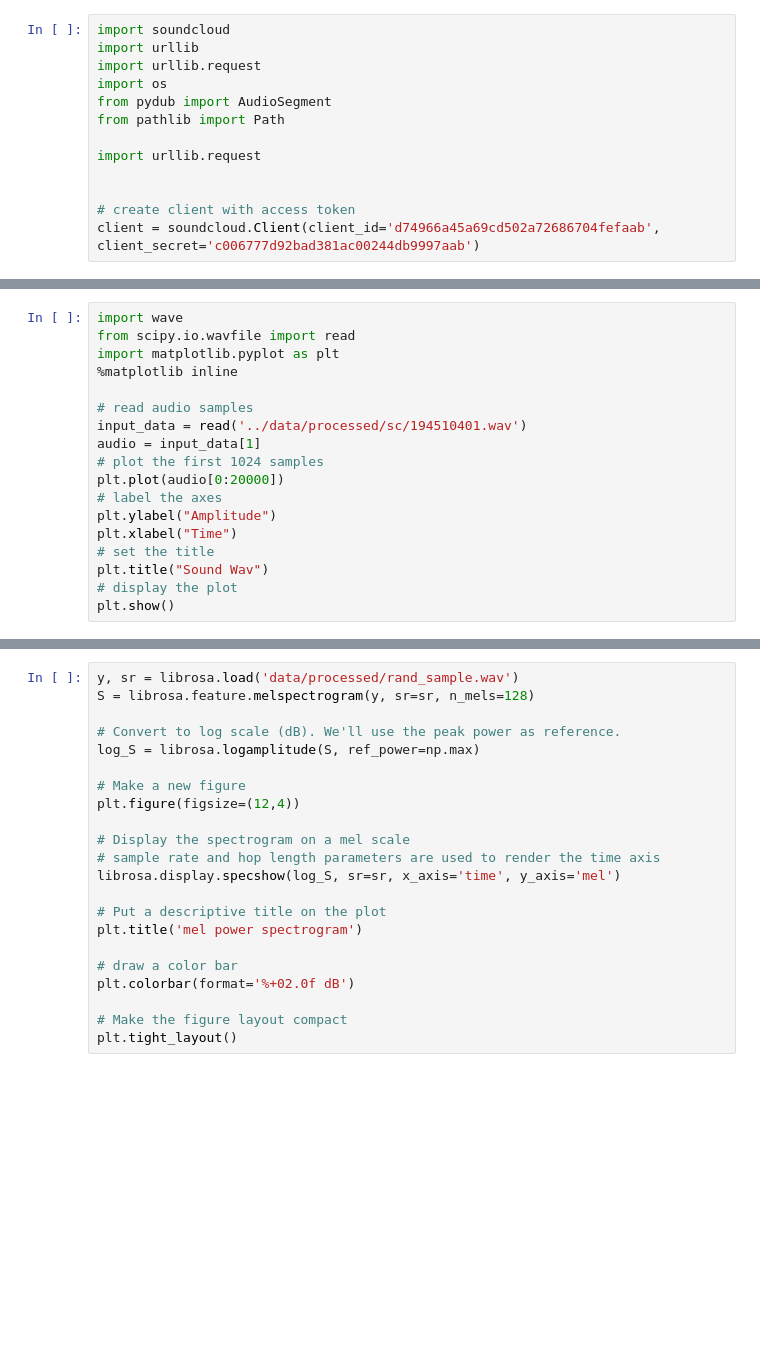
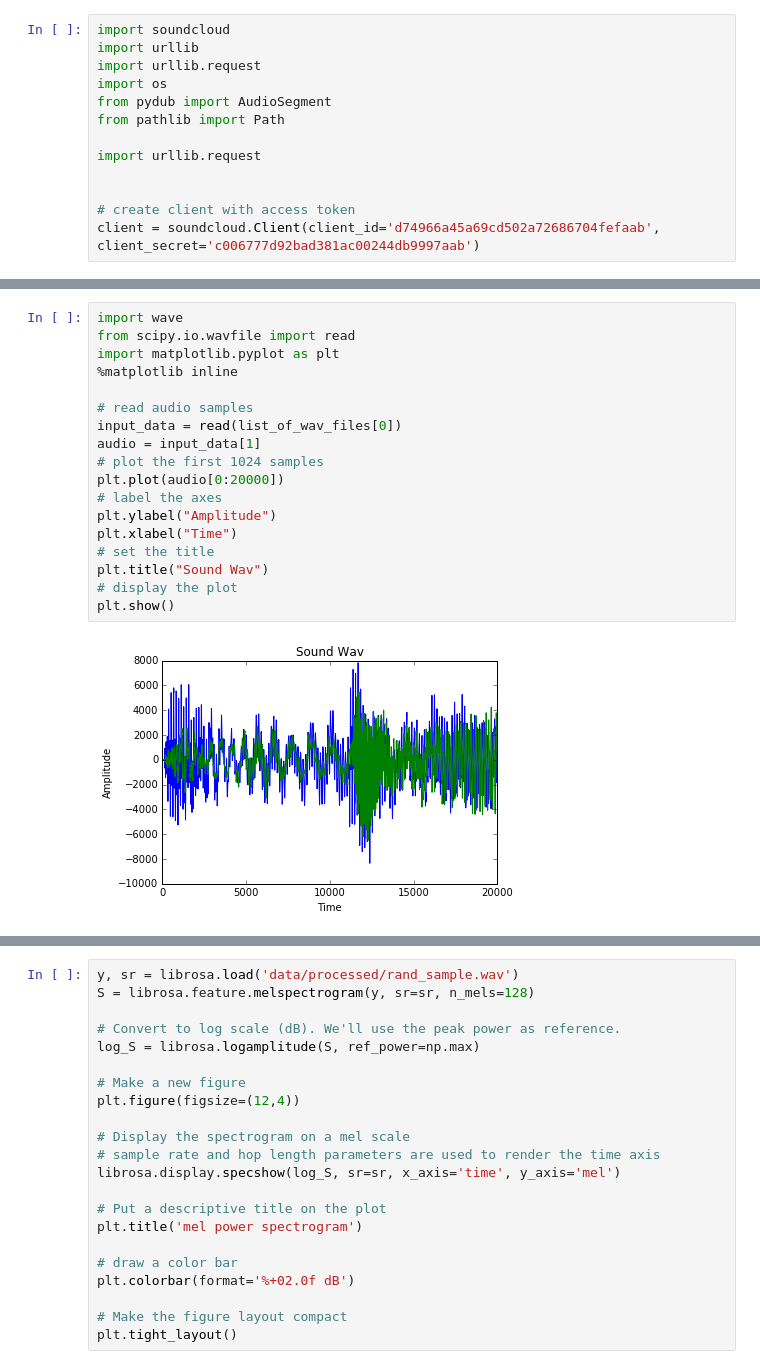
Before and after one commit to kthakore/musigan, a Jupyter notebook: notebooks/02 - AudioDataSet.ipynb, the cells around one changed output, grey strips where cells are left out. Saved outputs shown, nothing was run; the diff lists cells and outputs as text; blank space fills up the shorter version.

```diff
--- a/notebooks/02 - AudioDataSet.ipynb
+++ b/notebooks/02 - AudioDataSet.ipynb
@@ -72,18 +75,20 @@ Loading sound https://cf-media.sndcdn.com/phAbn2Aes9qE.128.mp3?Policy=eyJTdGF0ZW
 # %%
 import wave
 from scipy.io.wavfile import read
 import matplotlib.pyplot as plt
 %matplotlib inline
 
 # read audio samples
-input_data = read('../data/processed/sc/194510401.wav')
+input_data = read(list_of_wav_files[0])
 audio = input_data[1]
 # plot the first 1024 samples
 plt.plot(audio[0:20000])
 # label the axes
 plt.ylabel("Amplitude")
 plt.xlabel("Time")
 # set the title
 plt.title("Sound Wav")
 # display the plot
 plt.show()
+# %% [output]
+[figure, added]
```
Also changed, not shown: parts of 9 cells of this notebook.
